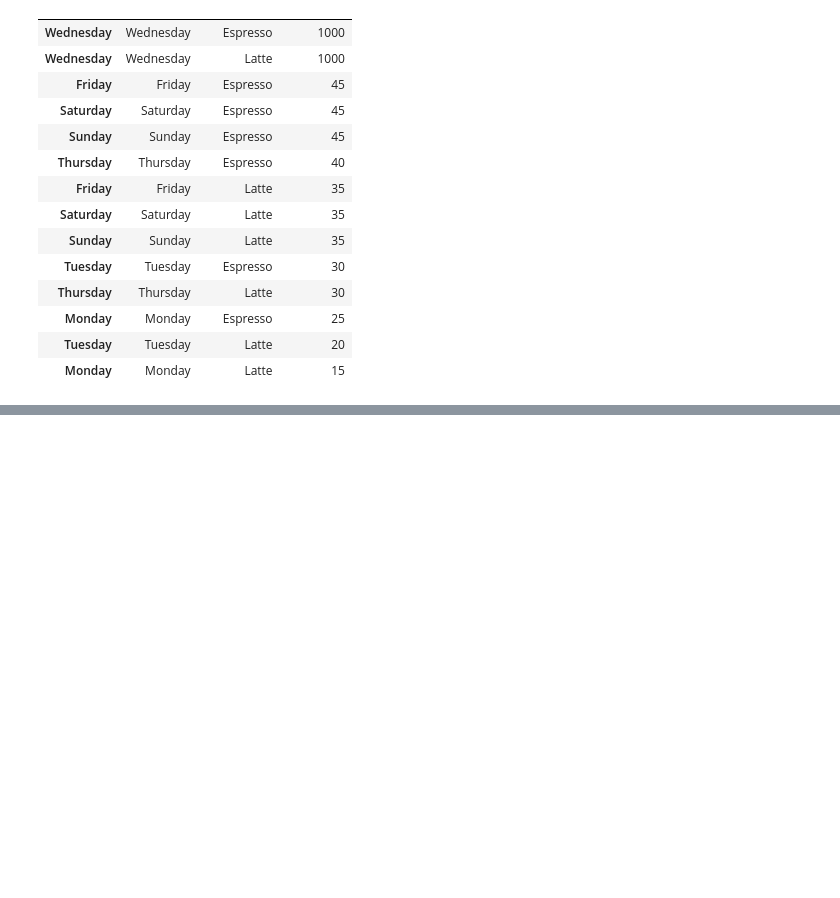
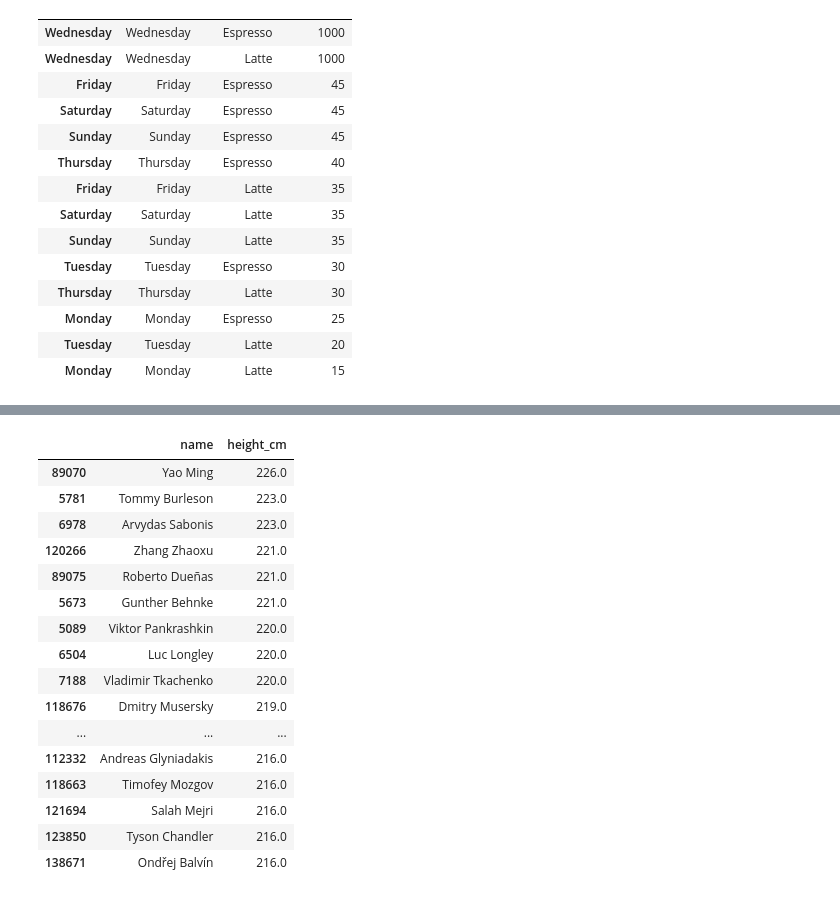
Before and after one commit to BurhanAkkus/complete-pandas-tutorial, a Jupyter notebook: tutorial.ipynb, the cells around one changed output, grey strips where cells are left out. Saved outputs shown, nothing was run; the diff lists cells and outputs as text; code cells hidden in the pictures; blank space fills up the shorter version.

```diff
--- a/tutorial.ipynb
+++ b/tutorial.ipynb
@@ -282,0 +330,20 @@ coffee.sort_values(['Units Sold','Coffee Type'], ascending=[0,1])
+# %%
+bios.loc[bios['height_cm']  > 215, ['name','height_cm']].sort_values('height_cm', ascending=False)
+# %% [output]
+|  | name | height_cm |
+| 89070 | Yao Ming | 226.0 |
+| 5781 | Tommy Burleson | 223.0 |
+| 6978 | Arvydas Sabonis | 223.0 |
+| 120266 | Zhang Zhaoxu | 221.0 |
+| 89075 | Roberto Dueñas | 221.0 |
+| 5673 | Gunther Behnke | 221.0 |
+| 5089 | Viktor Pankrashkin | 220.0 |
+| 6504 | Luc Longley | 220.0 |
+| 7188 | Vladimir Tkachenko | 220.0 |
+| 118676 | Dmitry Musersky | 219.0 |
+| ... | ... | ... |
+| 112332 | Andreas Glyniadakis | 216.0 |
+| 118663 | Timofey Mozgov | 216.0 |
+| 121694 | Salah Mejri | 216.0 |
+| 123850 | Tyson Chandler | 216.0 |
+| 138671 | Ondřej Balvín | 216.0 |
```
Also changed, not shown: parts of 10 cells of this notebook.
